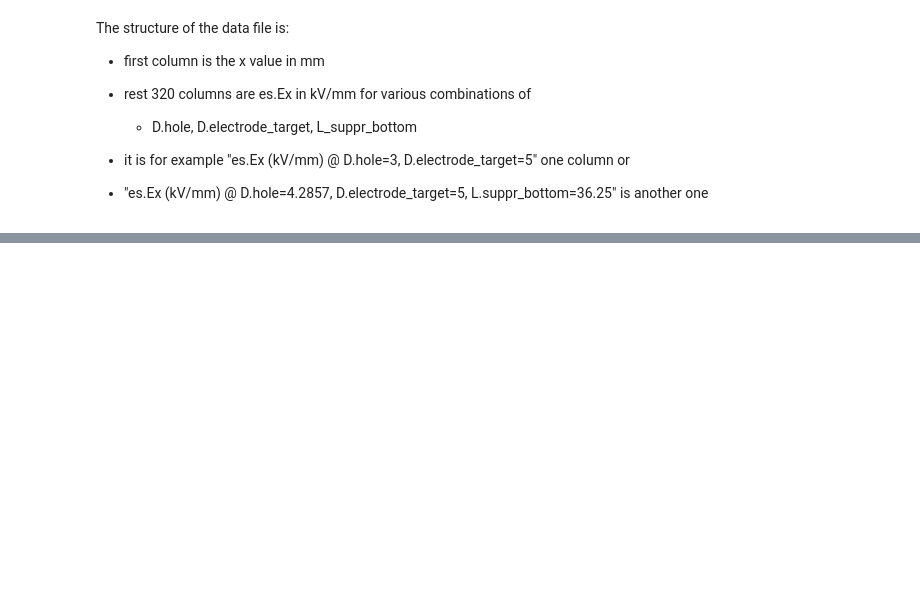
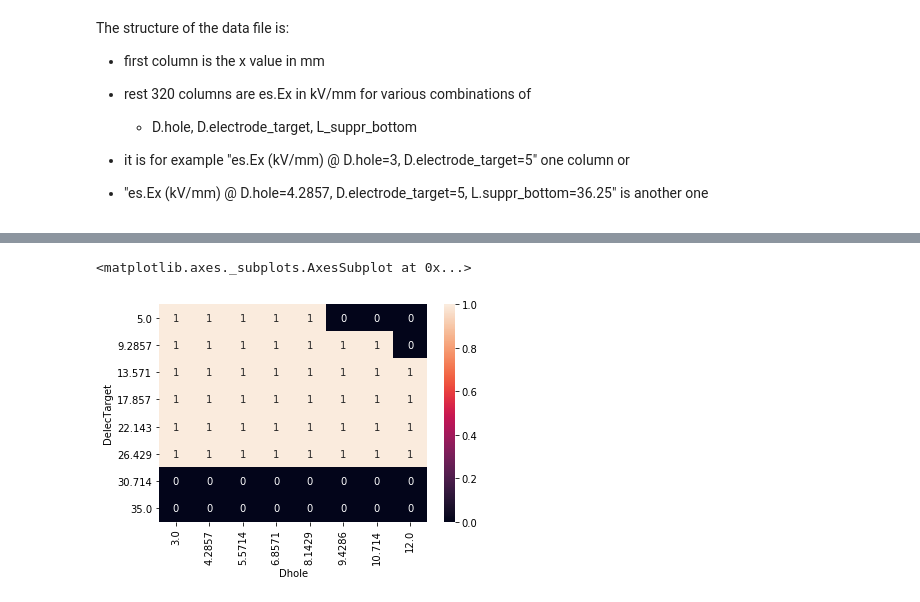
Before and after one commit to kromerh/phd_python, a Jupyter notebook: 03_COMSOL/03_BeamOptics/03_new_chamber/03.new_chamber.04.suppr_elec.2D.ipynb, the cells around one changed output, grey strips where cells are left out. Cells and saved outputs as stored; diff of their text form; code cells hidden in the pictures; blank space fills up the shorter version.

Commit message:
latest thesis figures

```diff
--- a/03_COMSOL/03_BeamOptics/03_new_chamber/03.new_chamber.04.suppr_elec.2D.ipynb
+++ b/03_COMSOL/03_BeamOptics/03_new_chamber/03.new_chamber.04.suppr_elec.2D.ipynb
@@ -83,25 +84,31 @@ for file in files:
 # %%
-df = lst_df[0]
+df = lst_df[2]
+print(df['V_bias'].unique())
 cols = df.columns
 
 Dhole_values = []
 DelTarget_values = []
 LsupprBottom = []
 
-cols= cols[1:-1]
+cols = [c for c in cols if 'kV/mm' in c]
 # print(cols)
 
 for c in cols:
-    Dhole_values.append(float(re.findall(r'D.hole=(\d+)', c)[0]))
-    DelTarget_values.append(float(re.findall(r'D.electrode_target=(\d+)', c)[0]))
+    Dhole_values.append(float(re.findall(r'D.hole=(.*[^,]), D.e', c)[0]))
+    DelTarget_values.append(float(re.findall(r'D.electrode_target=(.*[^,]), L.s', c)[0]))
     LsupprBottom.append(float(re.findall(r'L.suppr_bottom=(.*[^,])', c)[0]))
+
+# print(cols)
 
 def returnListAsUniqueArray(in_list):
     t = np.asarray(in_list)
-    retu
-Dhole_values = np.asarray(Dhole_values)
-Dhole_values = np.unique(Dhole_values)
+    return np.unique(t)
 
-Dhole_values = np.asarray(Dhole_values)
-Dhole_values = np.unique(Dhole_values)
+Dhole_values = returnListAsUniqueArray(Dhole_values)
+DelTarget_values = returnListAsUniqueArray(DelTarget_values)
+LsupprBottom = returnListAsUniqueArray(LsupprBottom)
+
+print(f'Dhole_values: {Dhole_values} mm')
+print(f'DelTarget_values: {DelTarget_values} mm')
+print(f'LsupprBottom: {LsupprBottom} mm')
 # %% [output]
@@ -112,0 +270,8 @@ Dhole_values = np.unique(Dhole_values)
+# %%
+df = df_suppr[ df_suppr['V_bias'] == 750 ]
+Dhole_values = df['Dhole'].unique()
+x = df['Dhole'].values
+y = df['DelecTarget'].values
+z = df['supressed'].values
+# df_1 = df[ df['LsupprBott'] == 15 ]
+df.head()
@@ -112,0 +285,7 @@ Dhole_values = np.unique(Dhole_values)
+# %%
+# pivot table
+res = pd.pivot_table(df, values='supressed', index=['DelecTarget'], columns=['Dhole'])
+sns.heatmap(res, annot=True)
+# %% [output]
+<matplotlib.axes._subplots.AxesSubplot at 0x...>
+[figure, added]
```
Also changed, not shown: parts of 20 cells of this notebook, 2 other files.
